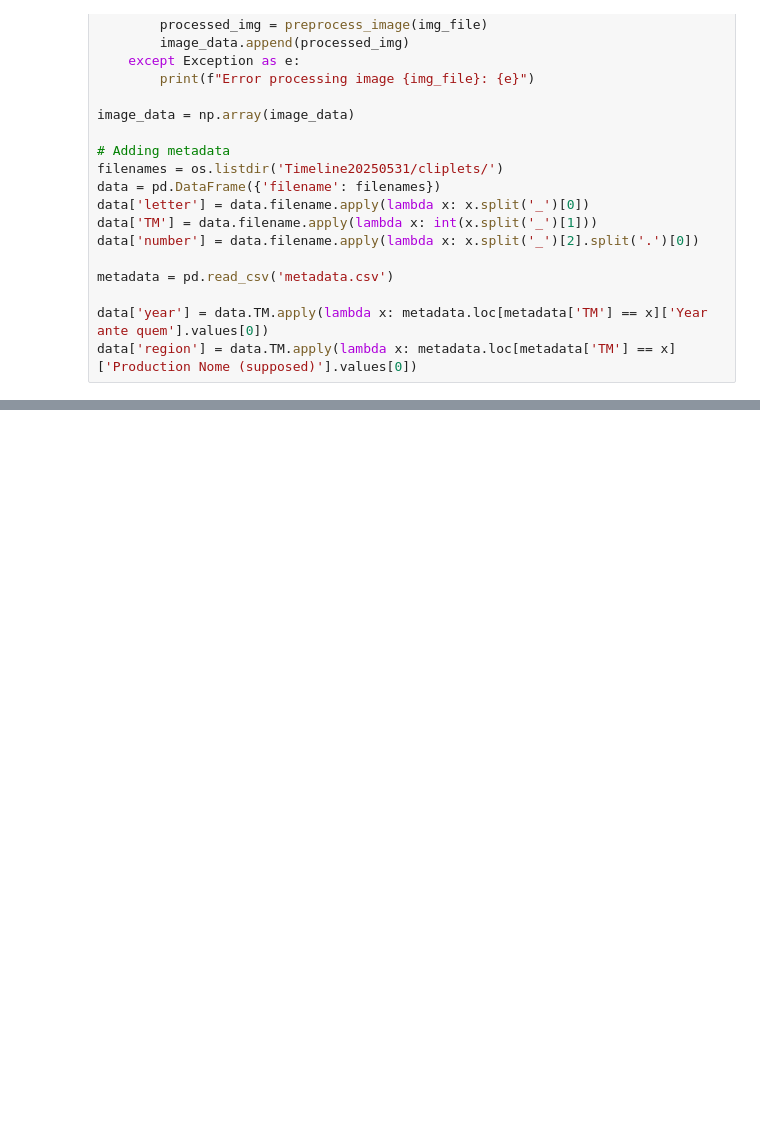
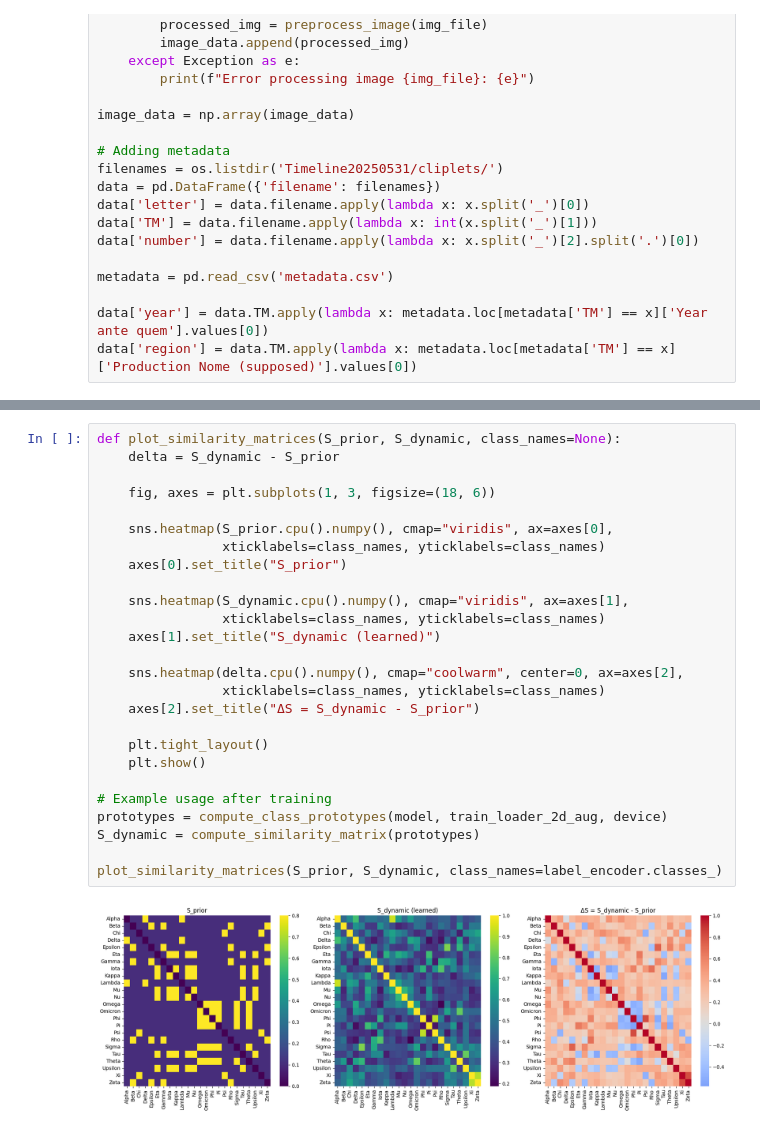
Before and after one commit to ipavlopoulos/diachronic-greek-letterforms, a Jupyter notebook: fCNN+SCL.ipynb, the cells around one changed output, grey strips where cells are left out. Drawn from its saved outputs; the diff is of its cells as text; blank space fills up the shorter version.

```diff
--- a/fCNN+SCL.ipynb
+++ b/fCNN+SCL.ipynb
@@ -846,0 +980,28 @@ weighted avg       0.79      0.79      0.79      2603
+# %%
+def plot_similarity_matrices(S_prior, S_dynamic, class_names=None):
+    delta = S_dynamic - S_prior
+
+    fig, axes = plt.subplots(1, 3, figsize=(18, 6))
+
+    sns.heatmap(S_prior.cpu().numpy(), cmap="viridis", ax=axes[0],
+                xticklabels=class_names, yticklabels=class_names)
+    axes[0].set_title("S_prior")
+
+    sns.heatmap(S_dynamic.cpu().numpy(), cmap="viridis", ax=axes[1],
+                xticklabels=class_names, yticklabels=class_names)
+    axes[1].set_title("S_dynamic (learned)")
+
+    sns.heatmap(delta.cpu().numpy(), cmap="coolwarm", center=0, ax=axes[2],
+                xticklabels=class_names, yticklabels=class_names)
+    axes[2].set_title("ΔS = S_dynamic - S_prior")
+
+    plt.tight_layout()
+    plt.show()
+
+# Example usage after training
+prototypes = compute_class_prototypes(model, train_loader_2d_aug, device)
+S_dynamic = compute_similarity_matrix(prototypes)
+
+plot_similarity_matrices(S_prior, S_dynamic, class_names=label_encoder.classes_)
+# %% [output]
+[figure, added]
```
Also changed, not shown: parts of 17 cells of this notebook.
